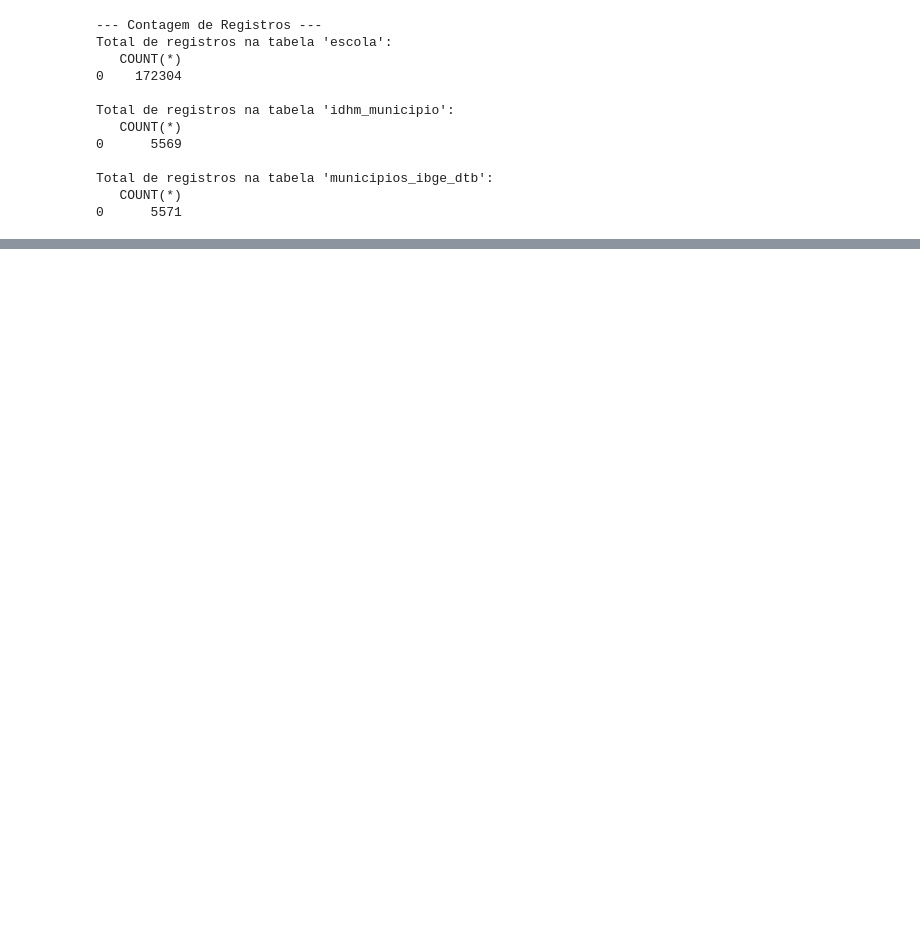
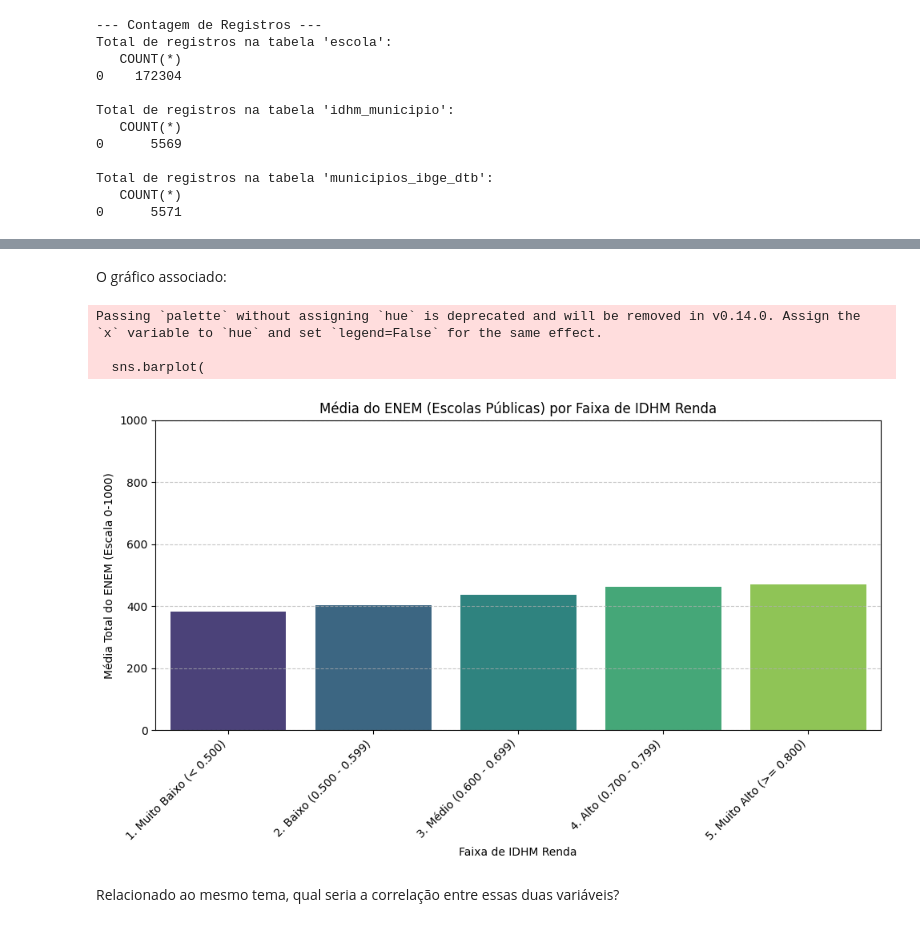
Before and after one commit to JeanBerly/TP2-IBD, a Jupyter notebook: analise.ipynb, the cells around one changed output, grey strips where cells are left out. Cells and saved outputs as stored; diff of their text form; code cells hidden in the pictures; blank space fills up the shorter version.

```diff
--- a/analise.ipynb
+++ b/analise.ipynb
@@ -385,0 +551,28 @@ Total de registros na tabela 'municipios_ibge_dtb':
+# %% [markdown]
+O gráfico associado:
+# %%
+if not df_enem_publica_por_faixa_idh_renda.empty:
+        plt.figure(figsize=(10, 6))
+        sns.barplot(
+            x='Faixa_IDHM_Renda',
+            y='Media_ENEM_Faixa_1000',
+            data=df_enem_publica_por_faixa_idh_renda,
+            palette='viridis'
+        )
+        plt.title('Média do ENEM (Escolas Públicas) por Faixa de IDHM Renda')
+        plt.xlabel('Faixa de IDHM Renda')
+        plt.ylabel('Média Total do ENEM (Escala 0-1000)')
+        plt.grid(axis='y', linestyle='--', alpha=0.7)
+        plt.xticks(rotation=45, ha='right')
+        plt.ylim(0, 1000)
+        plt.tight_layout()
+        plt.show()
+else:
+        print("Não há dados para gerar o gráfico de média do ENEM por faixa de IDHM Renda.")
+# %% [output]
+Passing `palette` without assigning `hue` is deprecated and will be removed in v0.14.0. Assign the `x` variable to `hue` and set `legend=False` for the same effect.
+
+  sns.barplot(
+[figure, added]
+# %% [markdown]
+Relacionado ao mesmo tema, qual seria a correlação entre essas duas variáveis?
```
Also changed, not shown: parts of 23 cells of this notebook.
